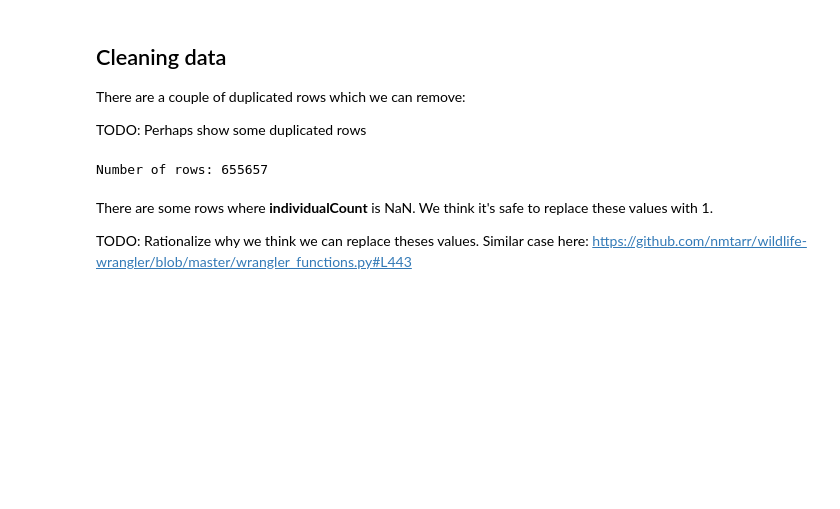
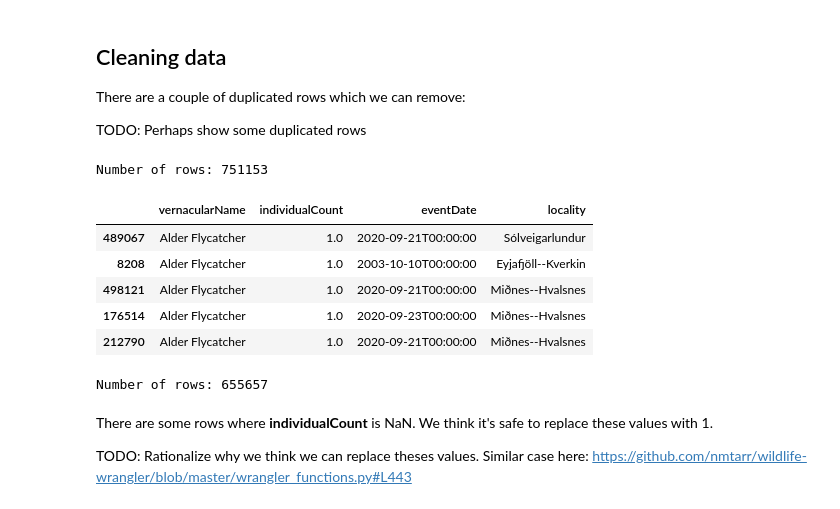
Before and after one commit to sveppalicious/Birds, a Jupyter notebook: Birds.ipynb, the cells around one changed output. Saved outputs shown, nothing was run; the diff lists cells and outputs as text; code cells hidden in the pictures; blank space fills up the shorter version.

```diff
--- a/Birds.ipynb
+++ b/Birds.ipynb
@@ -63,11 +63,24 @@ The column **individualCount** says how many birds of the given species were spo
 There are a couple of duplicated rows which we can remove:
 
 TODO: Perhaps show some duplicated rows
-# %%
-birds = birds.drop_duplicates()
-print("Number of rows:", birds.shape[0])
-# %% [output]
-Number of rows: 655657
+# %%
+print("Number of rows:", birds.shape[0])
+
+dupes = birds[birds.duplicated(keep=False)]
+dupes = dupes.sort_values(by=["vernacularName"])
+display(dupes[["vernacularName","individualCount", "eventDate", "locality"]].head())
+
+birds = birds.drop_duplicates()
+print("Number of rows:", birds.shape[0])
+# %% [output]
+Number of rows: 751153
+|  | vernacularName | individualCount | eventDate | locality |
+| 489067 | Alder Flycatcher | 1.0 | 2020-09-21T00:00:00 | Sólveigarlundur |
+| 8208 | Alder Flycatcher | 1.0 | 2003-10-10T00:00:00 | Eyjafjöll--Kverkin |
+| 498121 | Alder Flycatcher | 1.0 | 2020-09-21T00:00:00 | Miðnes--Hvalsnes |
+| 176514 | Alder Flycatcher | 1.0 | 2020-09-23T00:00:00 | Miðnes--Hvalsnes |
+| 212790 | Alder Flycatcher | 1.0 | 2020-09-21T00:00:00 | Miðnes--Hvalsnes |
+Number of rows: 655657
 # %% [markdown]
 There are some rows where **individualCount** is NaN. We think it's safe to replace these values with 1.
 
```
Also changed, not shown: parts of 9 cells of this notebook.
